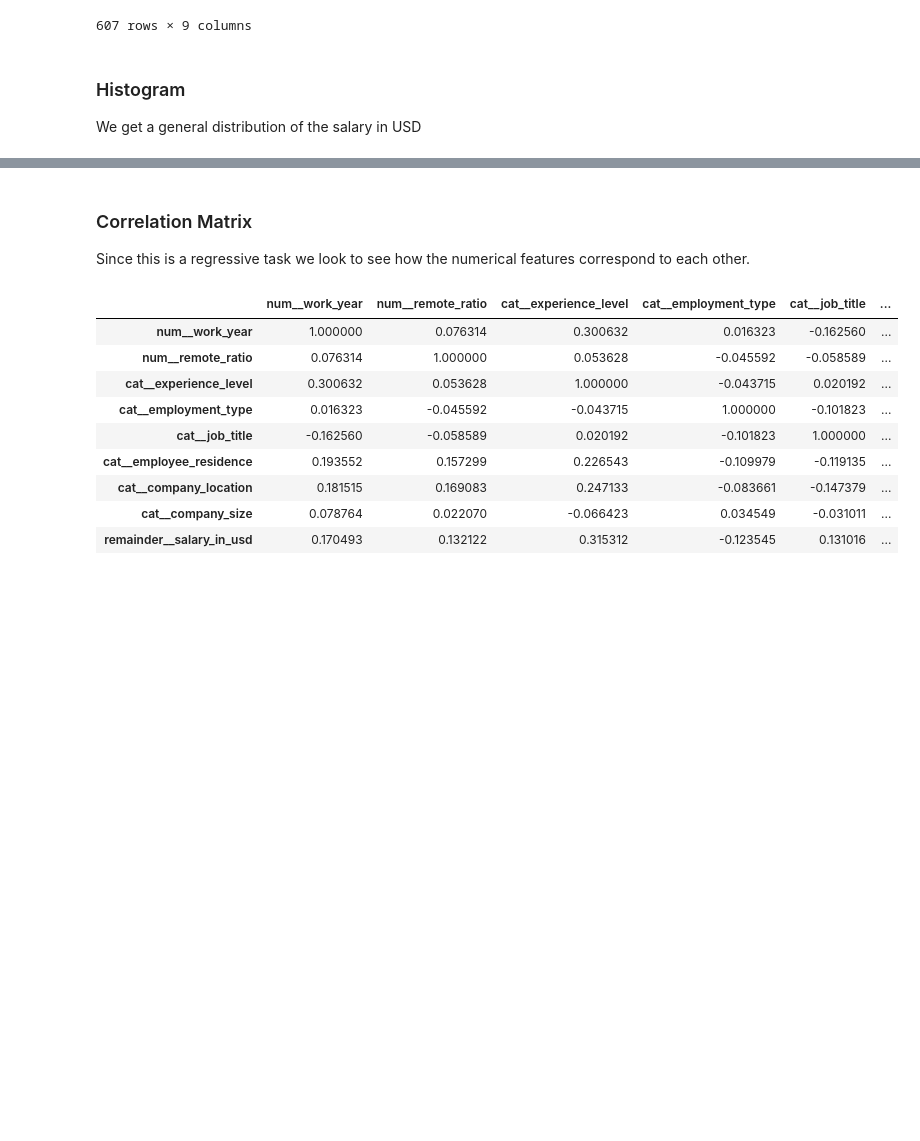
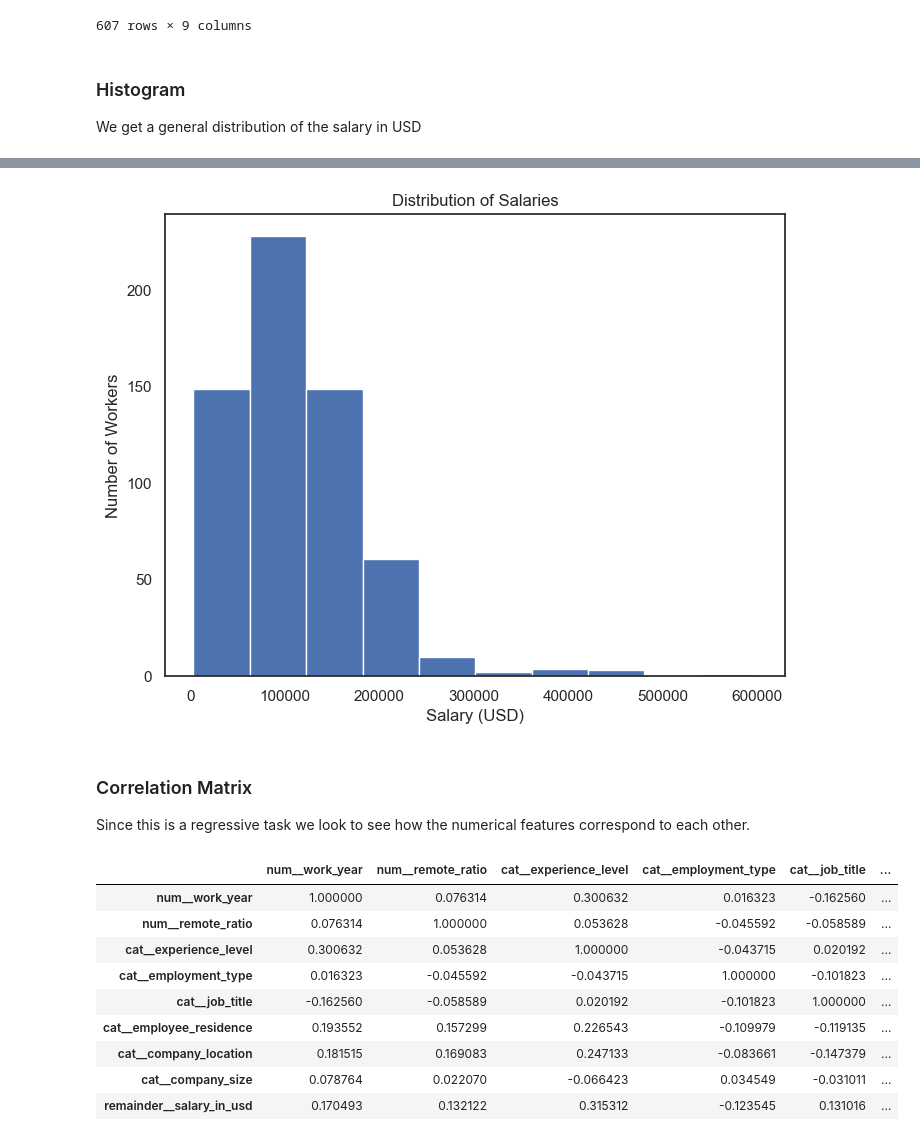
Before and after one commit to pauldumitriu001/EECS3401_IntroToAi_FinalProject, a Jupyter notebook: EECS3401FinalProject-Group8.ipynb, the cells around one changed output, grey strips where cells are left out. Saved outputs shown, nothing was run; the diff lists cells and outputs as text; code cells hidden in the pictures; blank space fills up the shorter version.

Commit message:
Converting plotly graphs into matplotlib to show on GH

```diff
--- a/EECS3401FinalProject-Group8.ipynb
+++ b/EECS3401FinalProject-Group8.ipynb
@@ -226,3 +222,18 @@ px.histogram(data["salary_in_usd"], labels={'value' : 'Salary (USD)'})
+# %%
+fig, ax = plt.subplots(figsize=(8, 6))
+
+# Plot the histogram
+ax.hist(data["salary_in_usd"])
+
+# Set labels and title
+ax.set_xlabel('Salary (USD)')
+ax.set_ylabel('Number of Workers')
+ax.set_title('Distribution of Salaries')
+
+# Show the plot
+plt.show()
+# %% [output]
+[figure, added]
 # %% [markdown]
 ### Correlation Matrix
 Since this is a regressive task we look to see how the numerical features correspond to each other.
```
Also changed, not shown: parts of 6 cells of this notebook.
